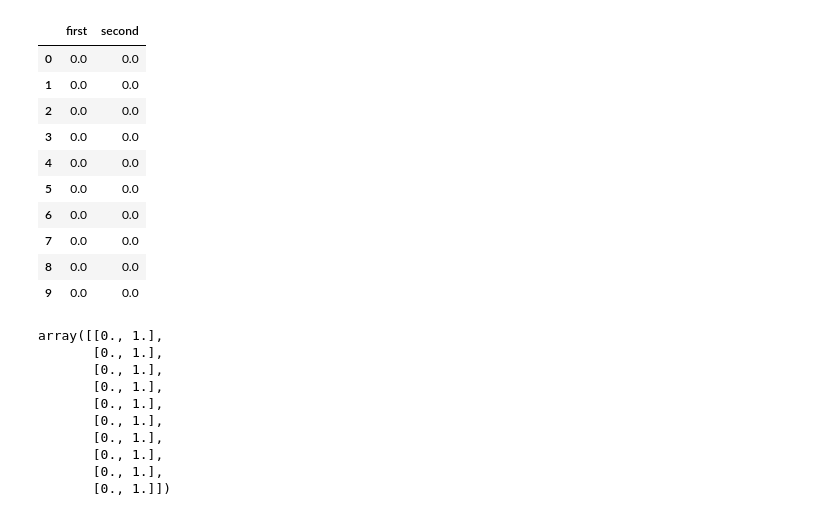
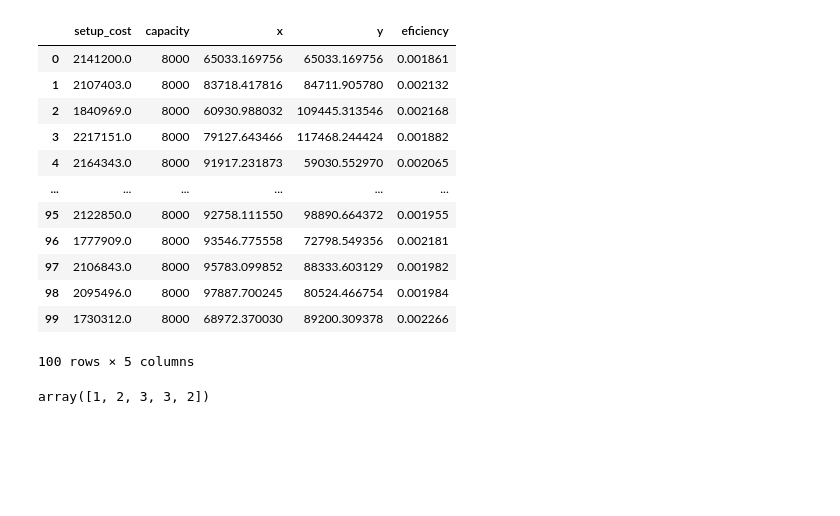
Before and after one commit to TomasMartinezBidal/Discrete_optimization_solvers, a Jupyter notebook: facility/tests.ipynb, the cells around one changed output. Saved outputs shown, nothing was run; the diff lists cells and outputs as text; code cells hidden in the pictures; blank space fills up the shorter version.

```diff
--- a/facility/tests.ipynb
+++ b/facility/tests.ipynb
@@ -218,30 +250,23 @@ True
+# %%
+facilities
+# %% [output]
+|  | setup_cost | capacity | x | y | eficiency |
+| 0 | 2141200.0 | 8000 | 65033.169756 | 65033.169756 | 0.001861 |
+| 1 | 2107403.0 | 8000 | 83718.417816 | 84711.905780 | 0.002132 |
+| 2 | 1840969.0 | 8000 | 60930.988032 | 109445.313546 | 0.002168 |
+| 3 | 2217151.0 | 8000 | 79127.643466 | 117468.244424 | 0.001882 |
+| 4 | 2164343.0 | 8000 | 91917.231873 | 59030.552970 | 0.002065 |
+| ... | ... | ... | ... | ... | ... |
+| 95 | 2122850.0 | 8000 | 92758.111550 | 98890.664372 | 0.001955 |
+| 96 | 1777909.0 | 8000 | 93546.775558 | 72798.549356 | 0.002181 |
+| 97 | 2106843.0 | 8000 | 95783.099852 | 88333.603129 | 0.001982 |
+| 98 | 2095496.0 | 8000 | 97887.700245 | 80524.466754 | 0.001984 |
+| 99 | 1730312.0 | 8000 | 68972.370030 | 89200.309378 | 0.002266 |
+100 rows × 5 columns
+# %%
+np.append(arr=np.array([1,2,3]), values=[3,2])
+# %% [output]
+array([1, 2, 3, 3, 2])
 # %%
 import pandas as pd
 import numpy as np
-# %%
-pd.concat((pd.Series(np.zeros(10), name='first'),pd.Series(np.zeros(10), name='second')), axis=1)
-# %% [output]
-|  | first | second |
-| 0 | 0.0 | 0.0 |
-| 1 | 0.0 | 0.0 |
-| 2 | 0.0 | 0.0 |
-| 3 | 0.0 | 0.0 |
-| 4 | 0.0 | 0.0 |
-| 5 | 0.0 | 0.0 |
-| 6 | 0.0 | 0.0 |
-| 7 | 0.0 | 0.0 |
-| 8 | 0.0 | 0.0 |
-| 9 | 0.0 | 0.0 |
-# %%
-np.stack((np.zeros(10), np.ones(10)), axis=1)
-# %% [output]
-array([[0., 1.],
-       [0., 1.],
-       [0., 1.],
-       [0., 1.],
-       [0., 1.],
-       [0., 1.],
-       [0., 1.],
-       [0., 1.],
-       [0., 1.],
-       [0., 1.]])
```
Also changed, not shown: parts of 63 cells of this notebook, 3 other files.
